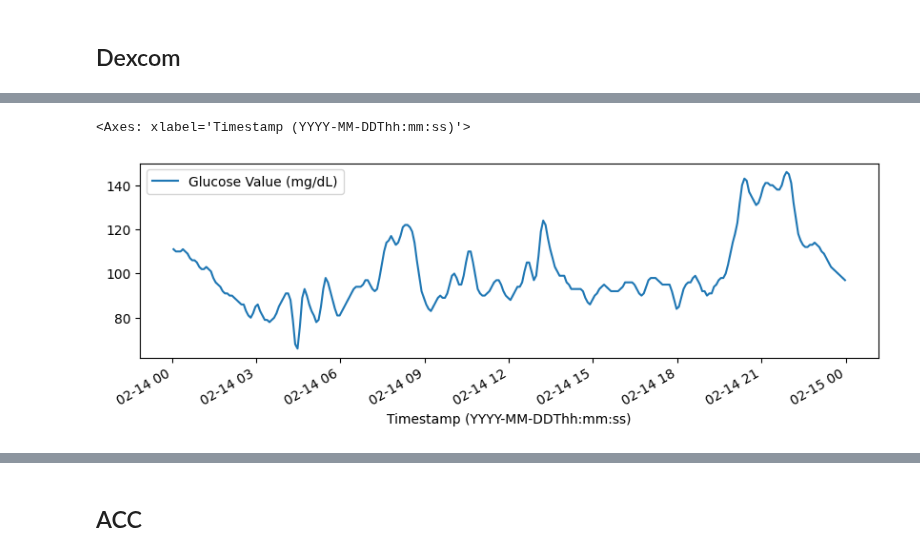
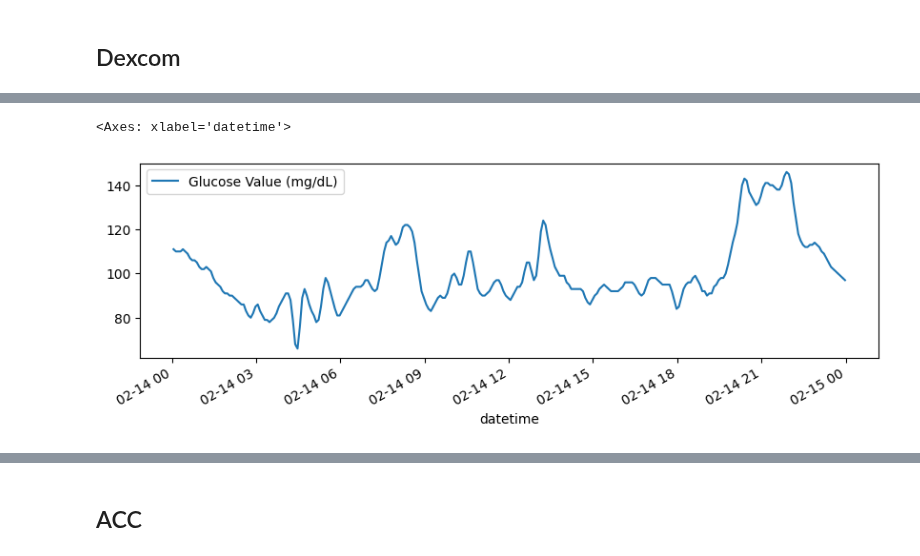
Before and after one commit to mingg12/engineering-newFork, a Jupyter notebook: exploring_digital_biomarkers_a_day.ipynb, the cells around one changed output, grey strips where cells are left out. Cells and saved outputs as stored; diff of their text form; code cells hidden in the pictures.

```diff
--- a/exploring_digital_biomarkers_a_day.ipynb
+++ b/exploring_digital_biomarkers_a_day.ipynb
@@ -128,9 +121,12 @@ dexcom001_df.tail(5)
-# %%
-dexcom001_df['Timestamp (YYYY-MM-DDThh:mm:ss)']=pd.to_datetime(dexcom001_df['Timestamp (YYYY-MM-DDThh:mm:ss)'])
+# %%
+dexcom001_df.drop(dexcom001_df.loc[:11].index, inplace=True)
+dexcom001_df.rename(columns = {'Timestamp (YYYY-MM-DDThh:mm:ss)': 'datetime'}, inplace = True)
+# %%
+dexcom001_df['datetime']=pd.to_datetime(dexcom001_df['datetime'])
 # %%
-dexcom001_df[(dexcom001_df['Timestamp (YYYY-MM-DDThh:mm:ss)'] >= '2020-02-14 00:00:00') & (dexcom001_df['Timestamp (YYYY-MM-DDThh:mm:ss)'] <= '2020-02-14 23:59:59')]\
-    .set_index('Timestamp (YYYY-MM-DDThh:mm:ss)')\
+dexcom001_df[(dexcom001_df['datetime'] >= '2020-02-14 00:00:00') & (dexcom001_df['datetime'] <= '2020-02-14 23:59:59')]\
+    .set_index('datetime')\
     .plot(y='Glucose Value (mg/dL)', figsize=(10,3))
 # %% [output]
-<Axes: xlabel='Timestamp (YYYY-MM-DDThh:mm:ss)'>
+<Axes: xlabel='datetime'>
-[figure, old version]
+[figure, new version]
```
Also changed, not shown: parts of 6 cells of this notebook.
